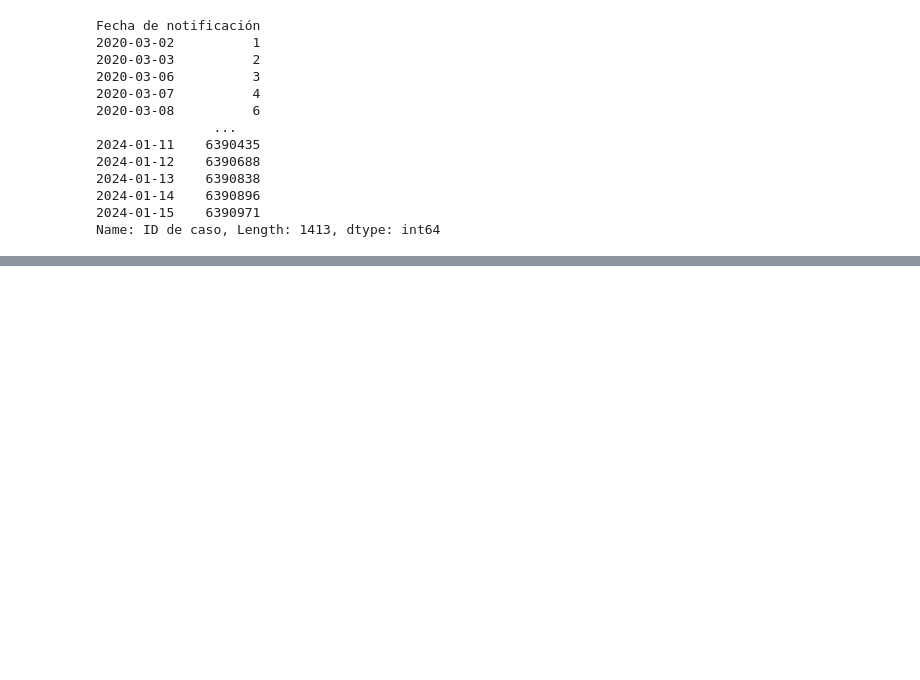
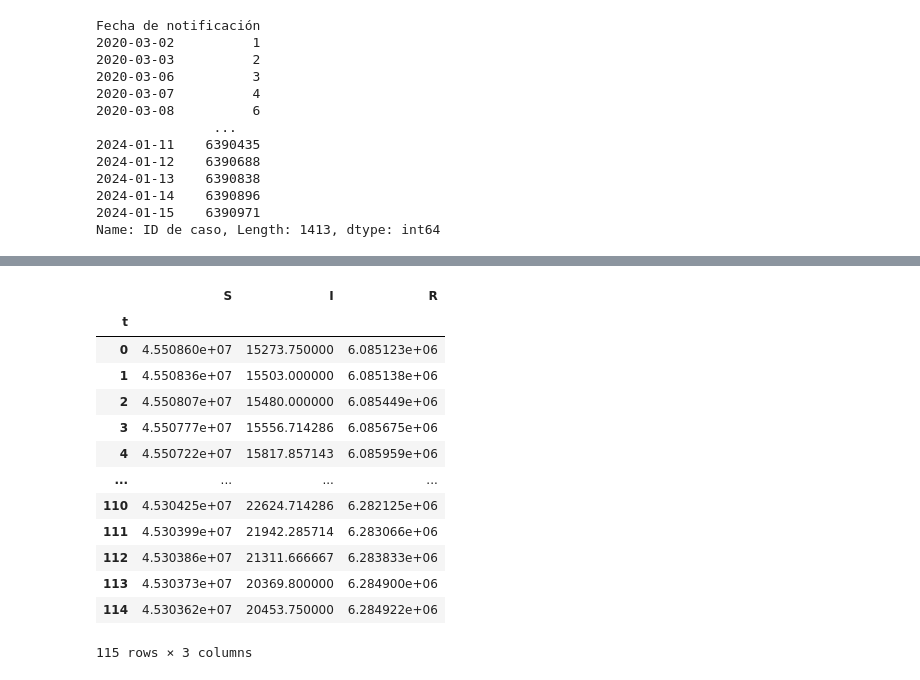
Before and after one commit to oazula/Dinamica-V, a Jupyter notebook: Analisis de datos Colombia.ipynb, the cells around one changed output, grey strips where cells are left out. Saved outputs shown, nothing was run; the diff lists cells and outputs as text; code cells hidden in the pictures; blank space fills up the shorter version.

```diff
--- a/Analisis de datos Colombia.ipynb
+++ b/Analisis de datos Colombia.ipynb
@@ -308,0 +505,26 @@ fig.show()
+# %%
+#juntamos los 3 y guardamos en un archivo csv
+sir_data = pd.concat([sucetibles_filter, infectados_acumulados_filter, removidos_acumulados_filter], axis=1)
+
+# Cambiamos los títulos a S, I, R
+sir_data.columns = ['S', 'I', 'R']
+
+#COLOCAR al indice el titulo 't'
+sir_data.index.name = 't'
+sir_data.to_csv('colombia_data.csv')
+sir_data
+# %% [output]
+|  | S | I | R |
+| t |  |  |  |
+| 0 | 4.550860e+07 | 15273.750000 | 6.085123e+06 |
+| 1 | 4.550836e+07 | 15503.000000 | 6.085138e+06 |
+| 2 | 4.550807e+07 | 15480.000000 | 6.085449e+06 |
+| 3 | 4.550777e+07 | 15556.714286 | 6.085675e+06 |
+| 4 | 4.550722e+07 | 15817.857143 | 6.085959e+06 |
+| ... | ... | ... | ... |
+| 110 | 4.530425e+07 | 22624.714286 | 6.282125e+06 |
+| 111 | 4.530399e+07 | 21942.285714 | 6.283066e+06 |
+| 112 | 4.530386e+07 | 21311.666667 | 6.283833e+06 |
+| 113 | 4.530373e+07 | 20369.800000 | 6.284900e+06 |
+| 114 | 4.530362e+07 | 20453.750000 | 6.284922e+06 |
+115 rows × 3 columns
```
Also changed, not shown: parts of 13 cells of this notebook, 1 other file.
